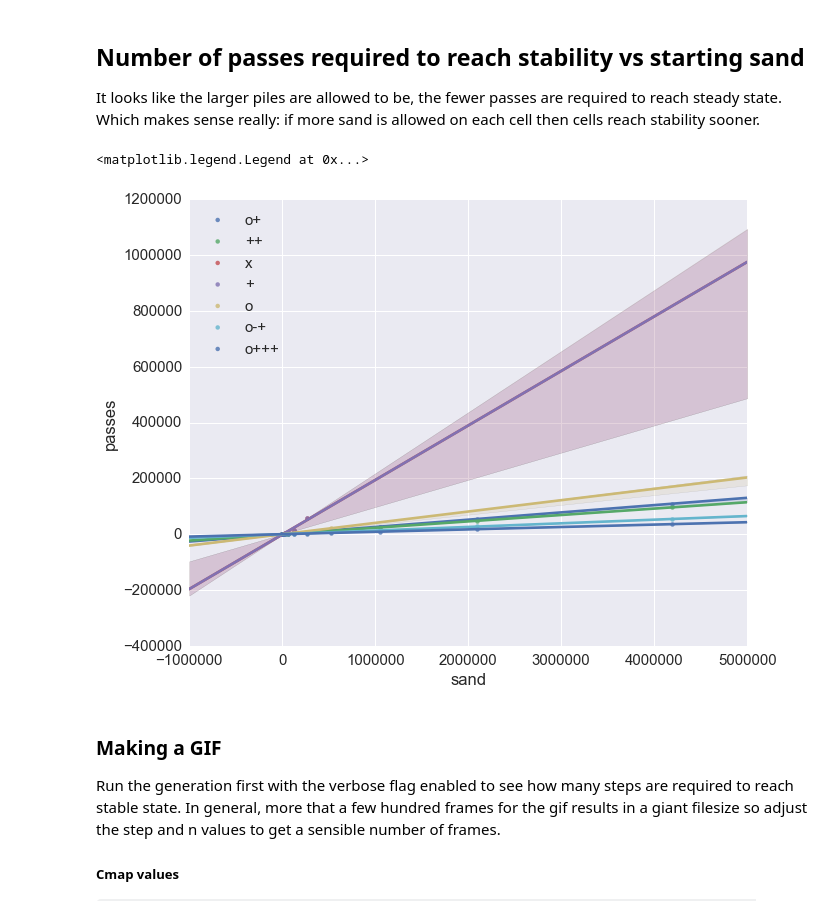
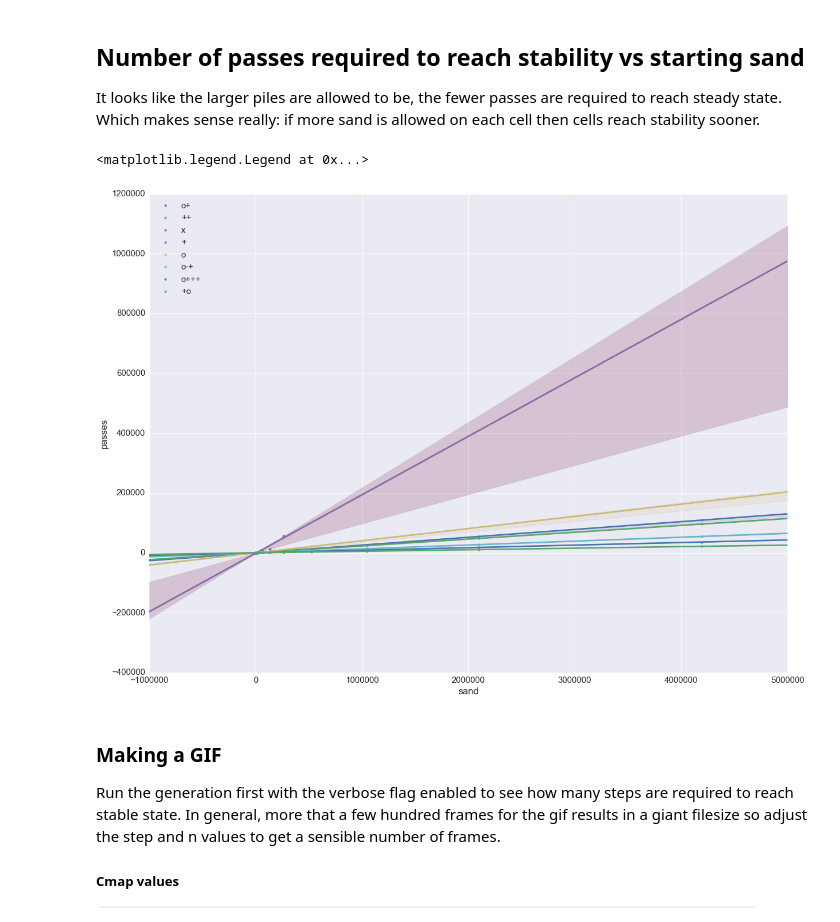
Before and after one commit to sminez/recreational_mathematics, a Jupyter notebook: Sandpiles/Sandpiles.ipynb, the cells around one changed output. Drawn from its saved outputs; the diff is of its cells as text; code cells hidden in the pictures.

```diff
--- a/Sandpiles/Sandpiles.ipynb
+++ b/Sandpiles/Sandpiles.ipynb
@@ -138,35 +139,39 @@ o_plusDF = pd.DataFrame(
      "passes": [2, 2, 2, 4, 6, 12, 26, 40, 91, 173, 371, 755, 1541, 3162, 6402, 13421, 25166, 54344, 110000]})
 plus_plusDF = pd.DataFrame(
     {"sand": sandvals,
      "passes": [2, 2, 3, 3, 7, 12, 24, 35, 113, 209, 405, 719, 1408, 3289, 5931, 12467, 24112, 48849, 95773]})
 xDF = pd.DataFrame(
     {"sand": sandvals[:15],
      "passes": [3, 4, 6, 17, 23, 51, 109, 201, 407, 787, 1864, 3102, 6436, 13300, 56948]})
 plusDF = pd.DataFrame(
     {"sand": sandvals[:15],
      "passes": [3, 4, 6, 17, 23, 51, 109, 201, 407, 787, 1864, 3102, 6436, 13300, 56948]})
 oDF = pd.DataFrame(
     {"sand": sandvals[:16],
      "passes": [2, 2, 3, 7, 10, 16, 32, 57, 143, 268, 534, 1299, 2360, 4585, 9195, 22036]})
 o_dash_plusDF = pd.DataFrame(
     {"sand": sandvals,
      "passes": [2, 2, 2, 3, 3, 8, 13, 23, 49, 103, 231, 467, 849, 1741, 3691, 6882, 14470, 27971, 54086]})
 o_triple_plusDF = pd.DataFrame(
     {"sand": sandvals,
      "passes": [2, 2, 2, 2, 3, 6, 7, 19, 32, 52, 113, 226, 479, 1193, 2420, 4299, 8907, 19200, 35584]})
+plus_oDF = pd.DataFrame(
+    {"sand": sandvals,
+     "passes": [1, 2, 2, 2, 2, 4, 7, 9, 24, 38, 71, 144, 309, 635, 1186, 2932, 5423, 10763, 21728]})
 
-plt.figure(figsize=(10, 8))
+plt.figure(figsize=(20, 15))
 ax = sns.regplot("sand", "passes", o_plusDF, label="o+")
 sns.regplot("sand", "passes", plus_plusDF, label="++")
 sns.regplot("sand", "passes", xDF, label="x")
 sns.regplot("sand", "passes", plusDF, label="+")
 sns.regplot("sand", "passes", oDF, label="o")
 sns.regplot("sand", "passes", o_dash_plusDF, label="o-+")
 sns.regplot("sand", "passes", o_triple_plusDF, label="o+++")
+sns.regplot("sand", "passes", plus_oDF, label="+o")
 ax.legend(loc=2)
 # %% [output]
 <matplotlib.legend.Legend at 0x...>
-[figure, old version]
+[figure, new version]
 # %% [markdown]
 ### Making a GIF
 Run the generation first with the verbose flag enabled to see how many steps are required to reach stable state. In general, more that a few hundred frames for the gif results in a giant filesize so adjust the step and n values to get a sensible number of frames.
```
Also changed, not shown: parts of 3 cells of this notebook, 1 other file.
